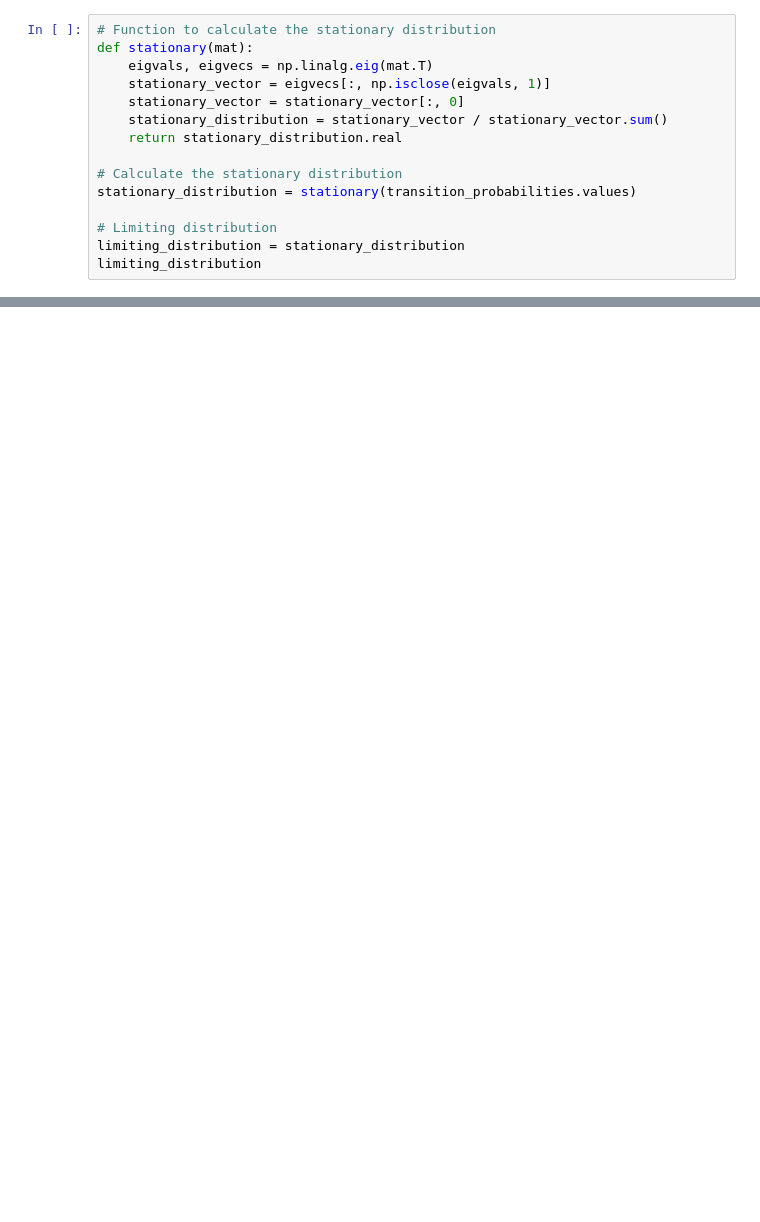
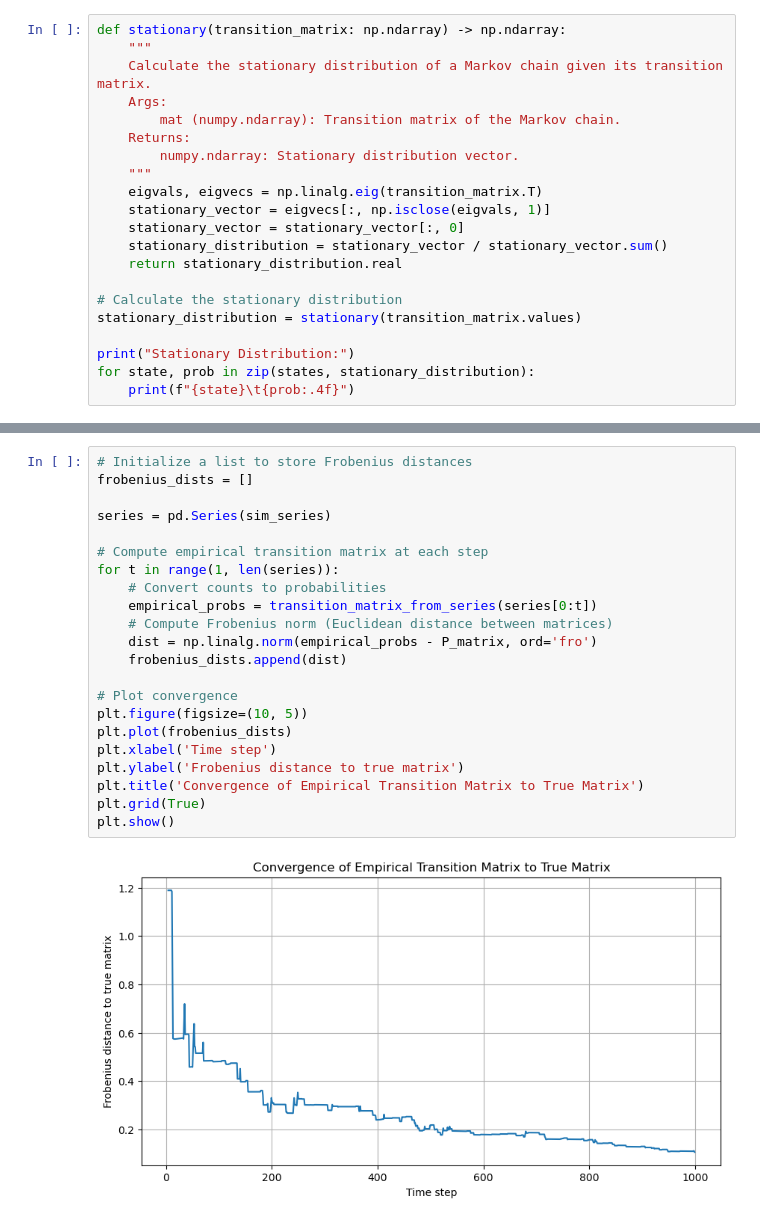
Before and after one commit to rrenaliasupc/ProbabilitsticMethodsProject, a Jupyter notebook: MarkovChainMeteoCat.ipynb, the cells around one changed output, grey strips where cells are left out. Cells and saved outputs as stored; diff of their text form; blank space fills up the shorter version.

```diff
--- a/MarkovChainMeteoCat.ipynb
+++ b/MarkovChainMeteoCat.ipynb
@@ -113,16 +132,22 @@ Create stationary distribution
 # %%
-# Function to calculate the stationary distribution
-def stationary(mat):
-    eigvals, eigvecs = np.linalg.eig(mat.T)
+def stationary(transition_matrix: np.ndarray) -> np.ndarray:
+    """
+    Calculate the stationary distribution of a Markov chain given its transition matrix.
+    Args:
+        mat (numpy.ndarray): Transition matrix of the Markov chain.
+    Returns:
+        numpy.ndarray: Stationary distribution vector.
+    """
+    eigvals, eigvecs = np.linalg.eig(transition_matrix.T)
     stationary_vector = eigvecs[:, np.isclose(eigvals, 1)]
     stationary_vector = stationary_vector[:, 0]
     stationary_distribution = stationary_vector / stationary_vector.sum()
     return stationary_distribution.real
 
 # Calculate the stationary distribution
-stationary_distribution = stationary(transition_probabilities.values)
+stationary_distribution = stationary(transition_matrix.values)
 
-# Limiting distribution
-limiting_distribution = stationary_distribution
-limiting_distribution
+print("Stationary Distribution:")
+for state, prob in zip(states, stationary_distribution):
+    print(f"{state}\t{prob:.4f}")
 # %% [output]
@@ -267,0 +256,24 @@ Name: proportion, dtype: float64
+# %%
+# Initialize a list to store Frobenius distances
+frobenius_dists = []
+
+series = pd.Series(sim_series)
+
+# Compute empirical transition matrix at each step
+for t in range(1, len(series)):
+    # Convert counts to probabilities
+    empirical_probs = transition_matrix_from_series(series[0:t])
+    # Compute Frobenius norm (Euclidean distance between matrices)
+    dist = np.linalg.norm(empirical_probs - P_matrix, ord='fro')
+    frobenius_dists.append(dist)
+
+# Plot convergence
+plt.figure(figsize=(10, 5))
+plt.plot(frobenius_dists)
+plt.xlabel('Time step')
+plt.ylabel('Frobenius distance to true matrix')
+plt.title('Convergence of Empirical Transition Matrix to True Matrix')
+plt.grid(True)
+plt.show()
+# %% [output]
+[figure, added]
```
Also changed, not shown: parts of 24 cells of this notebook.
